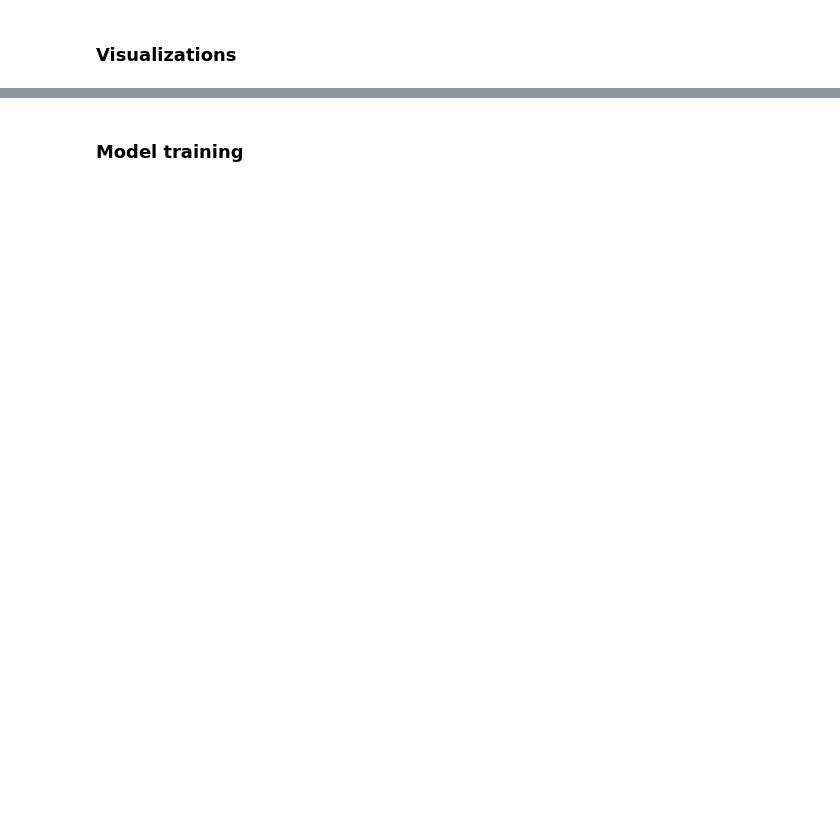
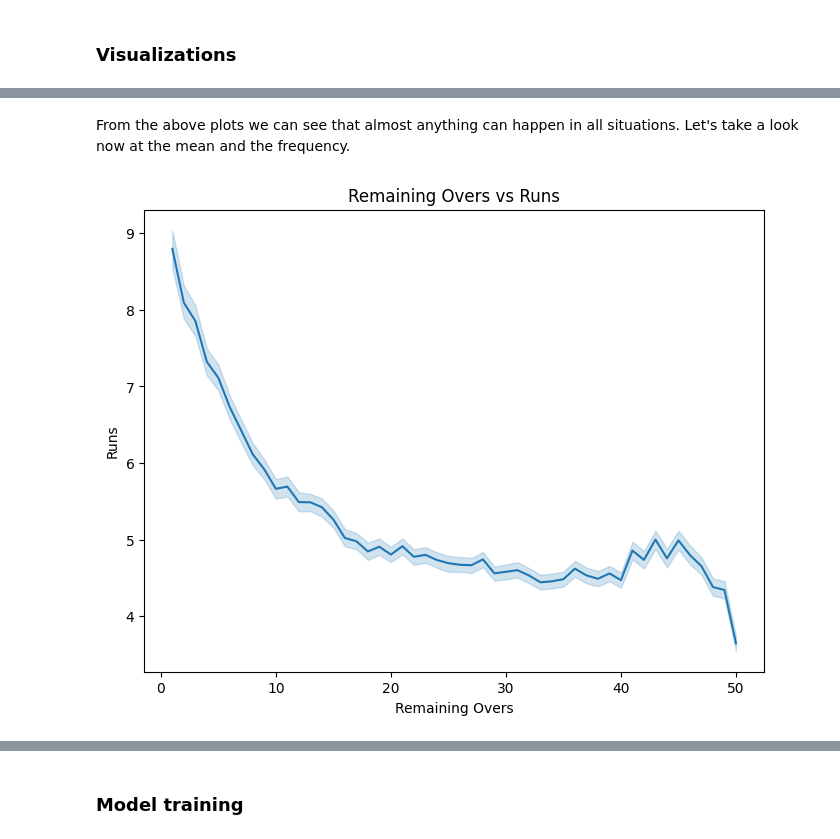
Before and after one commit to stecasta/cricket-predictions, a Jupyter notebook: notebooks/assessment.ipynb, the cells around one changed output, grey strips where cells are left out. Saved outputs shown, nothing was run; the diff lists cells and outputs as text; code cells hidden in the pictures; blank space fills up the shorter version.

```diff
--- a/notebooks/assessment.ipynb
+++ b/notebooks/assessment.ipynb
@@ -692,0 +635,11 @@ plt.show()
+# %% [markdown]
+From the above plots we can see that almost anything can happen in all situations. Let's take a look now at the mean and the frequency.
+# %%
+plt.figure(figsize=(8, 6))
+sns.lineplot(data=overs_ds, x="remaining_overs", y="runs")
+plt.title('Remaining Overs vs Runs')
+plt.xlabel('Remaining Overs')
+plt.ylabel('Runs')
+plt.show()
+# %% [output]
+[figure, added]
```
Also changed, not shown: parts of 85 cells of this notebook.
